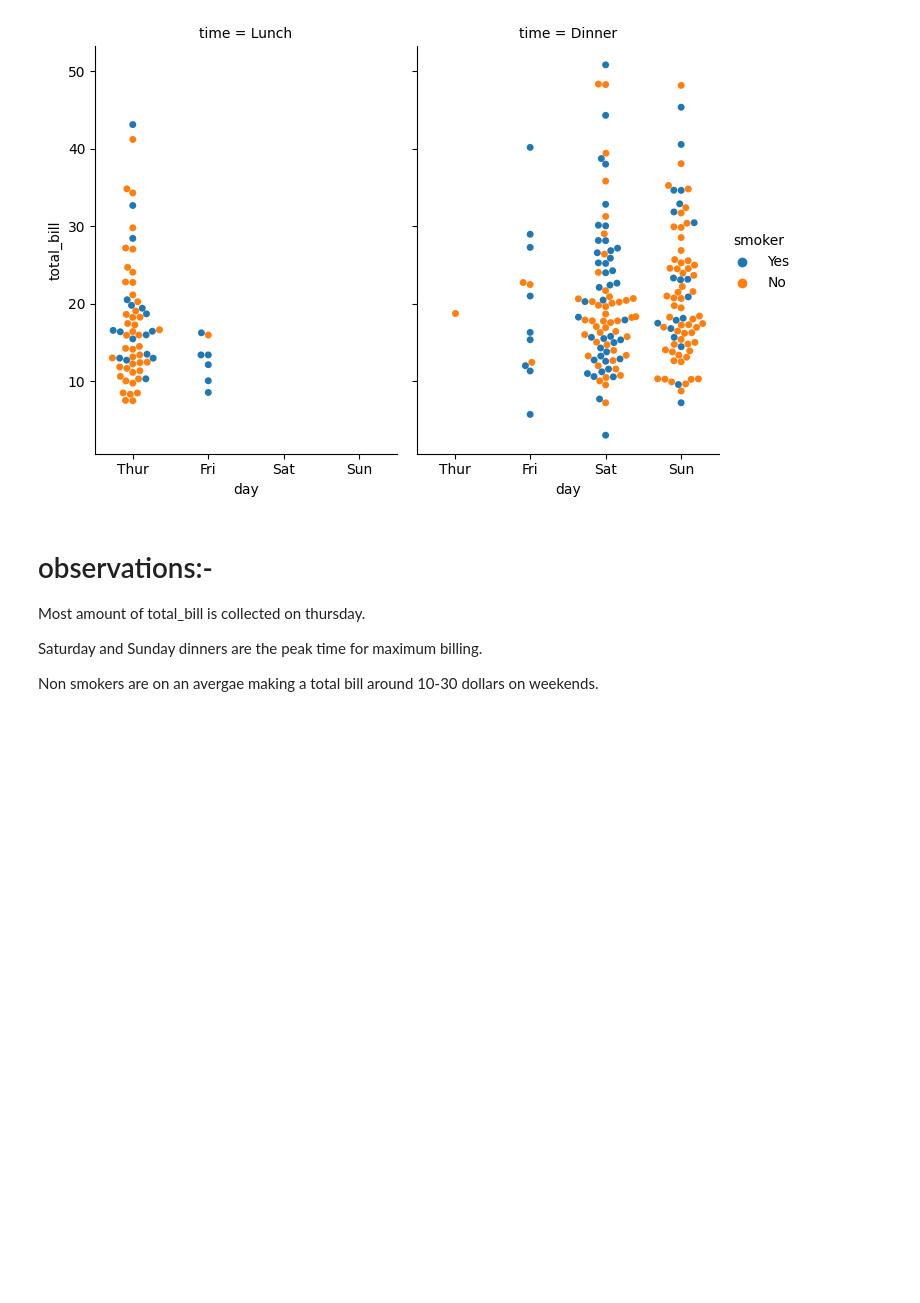
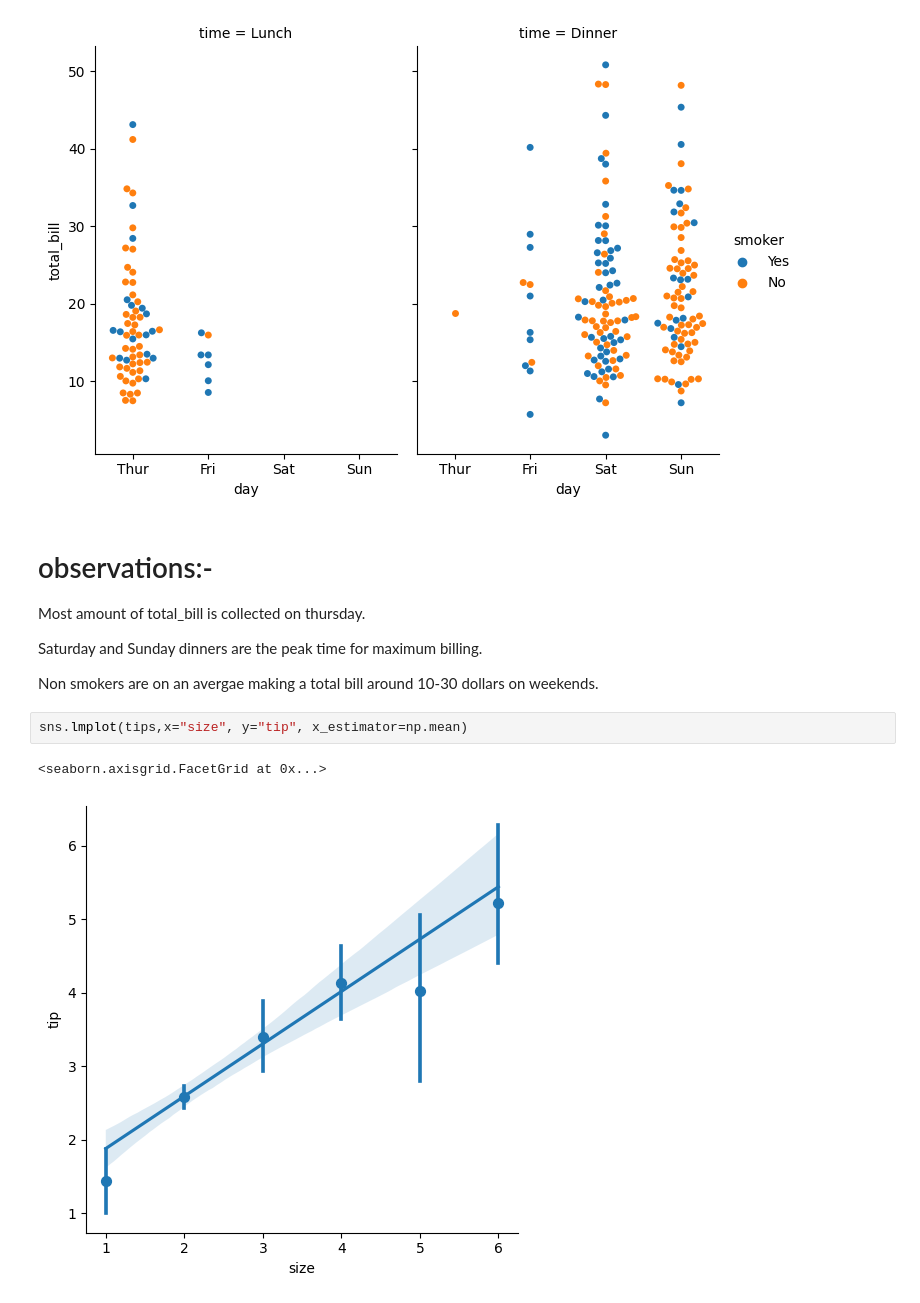
Before and after one commit to Naaahush/VsCode, a Jupyter notebook: Chirantan sns lecture.ipynb, the cells around one changed output. Drawn from its saved outputs; the diff is of its cells as text; blank space fills up the shorter version.

```diff
--- a/Chirantan sns lecture.ipynb
+++ b/Chirantan sns lecture.ipynb
@@ -294,3 +294,8 @@ Most amount of total_bill is collected on thursday.
 Saturday and Sunday dinners are the peak time for maximum billing.
 
 Non smokers are on an avergae making a total bill around 10-30 dollars on weekends.
+# %%
+sns.lmplot(tips,x="size", y="tip", x_estimator=np.mean)
+# %% [output]
+<seaborn.axisgrid.FacetGrid at 0x...>
+[figure, added]
```
Also changed, not shown: parts of 3 cells of this notebook.
